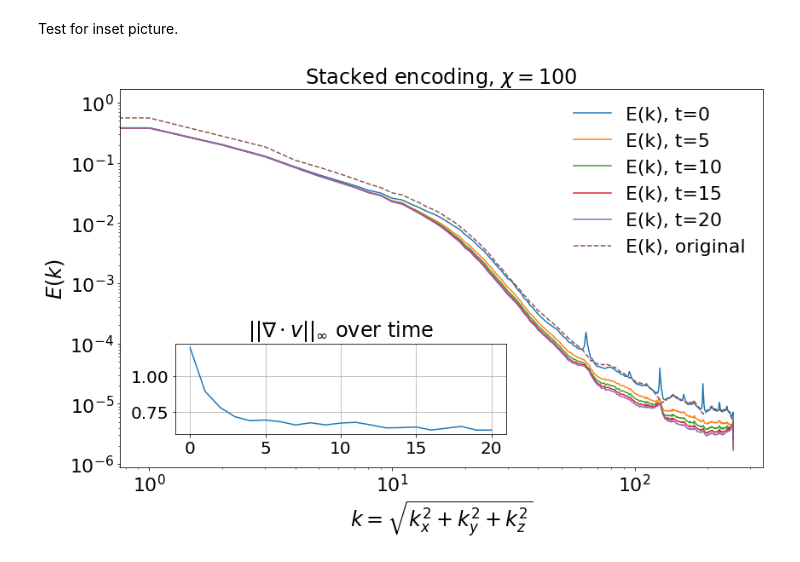
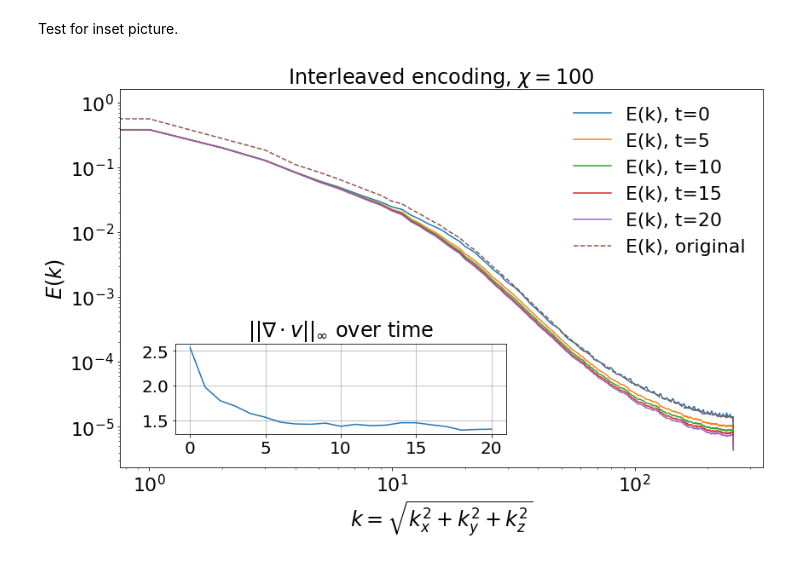
Before and after one commit to stefanopisoni/TN_Turbulence, a Jupyter notebook: 3D_evolution/3D_evolution_plot.ipynb, the cells around one changed output. Drawn from its saved outputs; the diff is of its cells as text; code cells hidden in the pictures.

Commit message:
new plots

```diff
--- a/3D_evolution/3D_evolution_plot.ipynb
+++ b/3D_evolution/3D_evolution_plot.ipynb
@@ -14,13 +14,13 @@ torch.set_default_dtype(torch.float64)
 Li = 10
 d = 2
 
-encoding_prefix = "sta"
+encoding_prefix = "seq"
 opt_method = "linsys"
 noq = 3 * Li
 bd_max = 100
 T = 20
 
-var = 1729495637
+var = 1729581831
 
 repo_name = f'{encoding_prefix}_{opt_method}_noq_{noq}_BD_{bd_max}_iter_{T}_{var}'
 # %% [markdown]
@@ -155,39 +155,44 @@ ax_main.set_xscale('log')
 ax_main.set_yscale('log')
 ax_main.set_xlabel(r'$k = \sqrt{k_x^2 + k_y^2 + k_z^2}$', fontsize=24)
 ax_main.set_ylabel(r'$E(k)$', fontsize=24)
-ax_main.set_title(rf'Stacked encoding, $\chi = {bd_max}$', fontsize=24)
+
+if encoding_prefix == "seq":
+    ax_main.set_title(rf'Interleaved encoding, $\chi = {bd_max}$', fontsize=24)
+elif encoding_prefix == "sta":
+    ax_main.set_title(rf'Stacked encoding, $\chi = {bd_max}$', fontsize=24)
+
 ax_main.tick_params(axis='both', which='major', labelsize=22)
 ax_main.tick_params(axis='both', which='minor', labelsize=12)
 ax_main.legend(fontsize=22, loc='upper right', frameon=False)
 
 # ——— Inset parameters ———
 in_w, in_h = 0.45, 0.45   # smaller inset
 left, bottom = 0.19, 0.23 # shift right & up
 pad = 0.04               # less padding
 
 # Top‐inset: L2 norm
 # ax_l2 = fig.add_axes([left, bottom + in_h/2 + pad, in_w, in_h/2 - pad])
 # ax_l2.plot(times_div, div_l2)
 # # ax_l2.set_xlabel('t', fontsize=12)
 # # ax_l2.set_ylabel(rf'$||\nabla\cdot v||_2$', fontsize=14)
 # ax_l2.set_title(rf'Total $||\nabla\cdot v||_2$ over time', fontsize=14)
 # ax_l2.tick_params(labelsize=10)
 # ax_l2.grid(True)
 
 # Bottom‐inset: Linf norm
 ax_linf = fig.add_axes([left, bottom, in_w, in_h/2 - pad])
 ax_linf.plot(times_div, div_linf)
 # ax_linf.set_xlabel('t', fontsize=12)
 # ax_linf.set_ylabel(rf'$||\nabla\cdot v||_\infty$', fontsize=14)
 ax_linf.set_title(rf'$||\nabla\cdot v||_\infty$ over time', fontsize=24)
 ax_linf.tick_params(labelsize=20)
 ax_linf.grid(True)
 
 plt.tight_layout()
 plt.savefig(f"Plots/{repo_name}.pdf", format="pdf")
 plt.show()
 # %% [output]
-[figure, old version]
+[figure, new version]
 # %%
 t = 10
 tt.plot_ux_uy_uz_rect(solution[0][t], solution[1][t], solution[2][t], z_slice=0, L=[Li,Li,Li])
```
Also changed, not shown: 1 other file.
